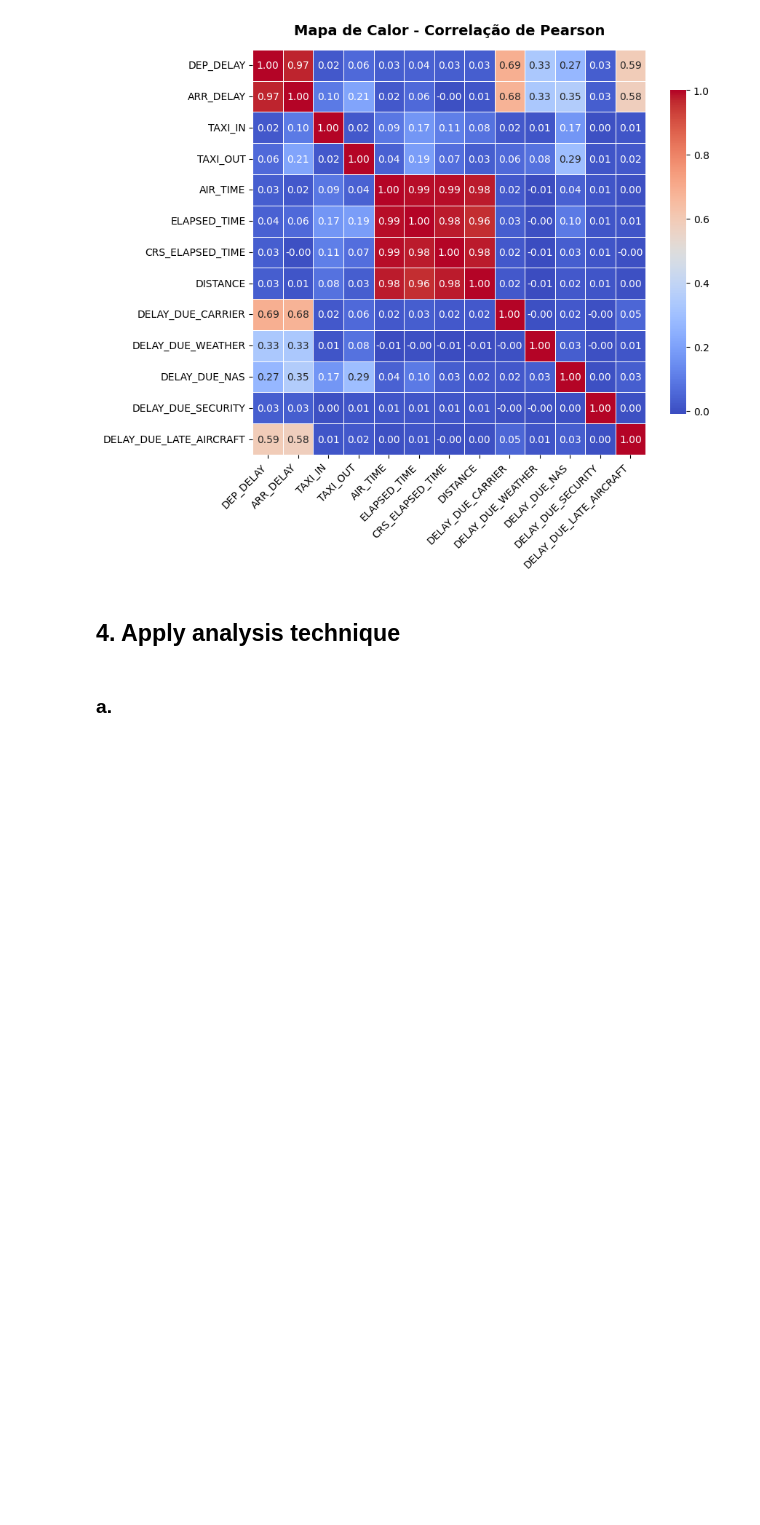
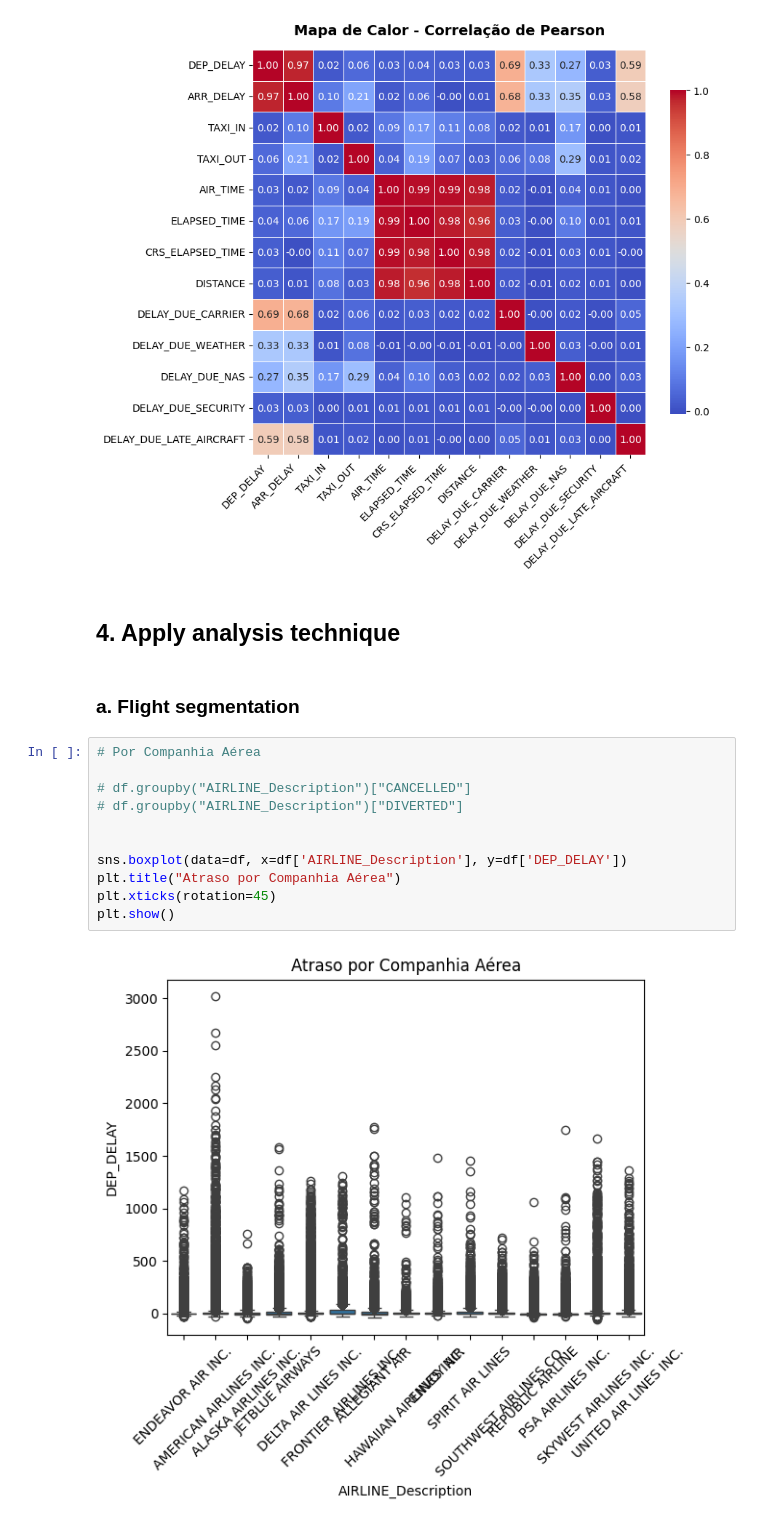
Before and after one commit to vitoriapguimaraes/Python-AnaliseVoos, a Jupyter notebook: scripts/script-vitoria.ipynb, the cells around one changed output. Drawn from its saved outputs; the diff is of its cells as text; blank space fills up the shorter version.

```diff
--- a/scripts/script-vitoria.ipynb
+++ b/scripts/script-vitoria.ipynb
@@ -922,4 +951,17 @@ plt.show()
 # %% [markdown]
 ## 4. Apply analysis technique
 # %% [markdown]
-### a.
+### a. Flight segmentation
+# %%
+# Por Companhia Aérea
+
+# df.groupby("AIRLINE_Description")["CANCELLED"]
+# df.groupby("AIRLINE_Description")["DIVERTED"]
+
+
+sns.boxplot(data=df, x=df['AIRLINE_Description'], y=df['DEP_DELAY'])
+plt.title("Atraso por Companhia Aérea")
+plt.xticks(rotation=45)
+plt.show()
+# %% [output]
+[figure, added]
```
Also changed, not shown: parts of 13 cells of this notebook, 2 other files.
